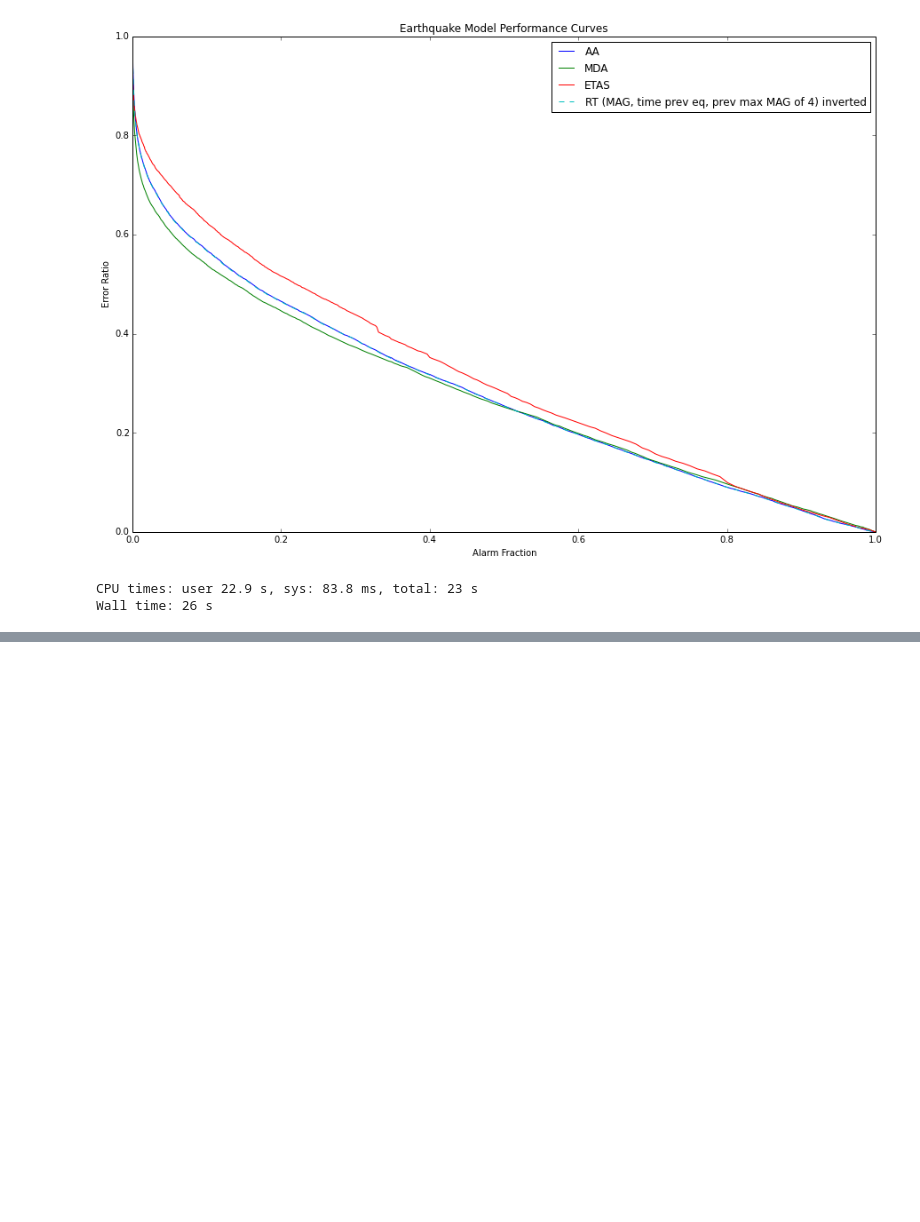
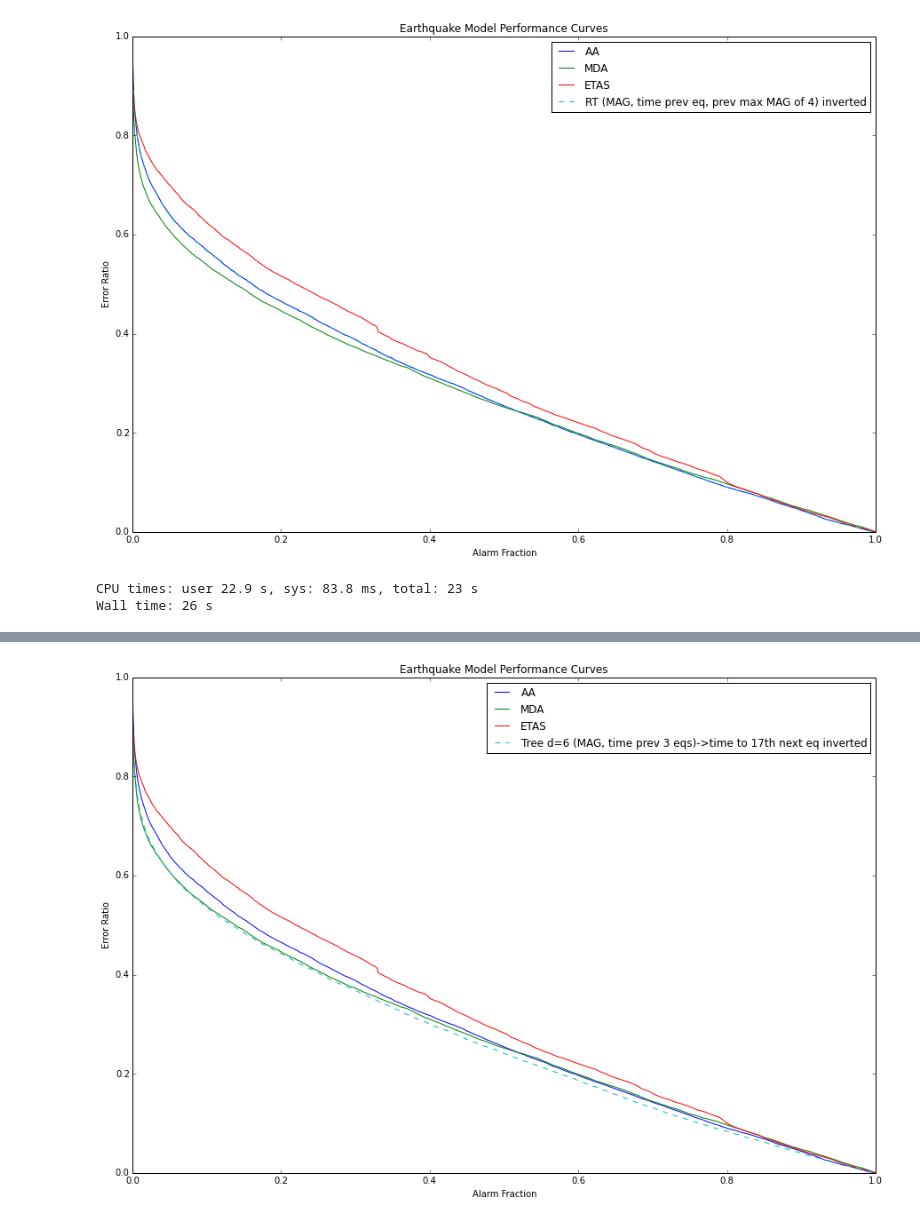
Before and after one commit to AlvinYuan/analyzers, a Jupyter notebook: notebooks/CS294.ipynb, the cells around one changed output, grey strips where cells are left out. Drawn from its saved outputs; the diff is of its cells as text; code cells hidden in the pictures; blank space fills up the shorter version.

Commit message:
regression tree combining predicting later events and having previous 1-3 offsets as features, also varying depth.

```diff
--- a/notebooks/CS294.ipynb
+++ b/notebooks/CS294.ipynb
@@ -2003,0 +1993,91 @@ printScoresAgainstBaselines([labels[10], labels[14], labels[18]], True)
+# %%
+%%time
+"""
+Input: raw magnitude, time to previous 1-3 earthquakes
+Output: time till 10-19th next earthquake
+Model: Regression Tree
+Model Parameters: max_depth=3-10
+Model->Alarm Model Function: simple_inverter_alarm_func_generator
+---Results---
+Regression Trees does even better than Linear Regression.
+The best Regression Tree model beats MDA training much more and is much closer to MDA in test.
+"""
+labels = []
+best_rt_label = None
+best_rt_model = None
+best_training_score = 1;
+for end_cutoff in xrange(10,20):
+    for depth in xrange(3,11):
+        beginning_cutoff = 3
+        # Set up Input/Output data
+        training_event_times = np.matrix(training["datetime"].values).getT()
+        training_matrix = np.matrix(training[["MAG"]].values)[beginning_cutoff:]
+        for i in range(1, beginning_cutoff + 1):
+            training_matrix = np.concatenate((training_matrix, offset_till_nth_next(training_event_times, i)[beginning_cutoff-i:]), axis=1)
+        training_goals = offset_till_nth_next(training_event_times, end_cutoff)[beginning_cutoff:]
+        training_event_times = training_event_times[beginning_cutoff:]
+        test_event_times = np.matrix(test["datetime"].values).getT()
+        test_matrix = np.matrix(test[["MAG"]].values)[beginning_cutoff:]
+        for i in range(1, beginning_cutoff + 1):
+            test_matrix = np.concatenate((test_matrix, offset_till_nth_next(test_event_times, i)[beginning_cutoff-i:]), axis=1)
+        test_event_times = test_event_times[beginning_cutoff:]
+
+        # Set up Model
+        model = DecisionTreeRegressor(max_depth=depth)
+
+        # Set up Model->Alarm Model Function
+        def simple_inverter_alarm_func_generator(multiplier, max_alarm_length):
+            def alarm_func(time_predictions):
+                start_offsets = np.zeros([time_predictions.shape[0], 1])
+                stop_offsets = multiplier * np.maximum(0, (max_alarm_length - time_predictions))
+                return start_offsets, stop_offsets
+            return alarm_func
+
+        alarm_func_generator = simple_inverter_alarm_func_generator
+
+        # Training/Evaluation Variables
+        max_alarm_length = np.max(offset_till_nth_next(training_event_times, 1))
+        # Compute alarm_fractions and error_ratios for regression trees on magnitude data by varying multipler
+        multipliers = [max_alarm_length * .985**i for i in range(1500)]
+
+        # Training
+        model.fit(training_matrix[:-end_cutoff,:], training_goals)
+        alarm_fractions = []
+        error_ratios = []
+        for multiplier in multipliers:
+            alarm_model = convert_time_prediction_model_to_alarm_model(model, alarm_func_generator(multiplier, max_alarm_length))
+            alarms = alarm_model(training_matrix, training_event_times)
+            predicted, time_contributions = process_alarms(training_event_times, alarms)
+            alarm_fractions.append(alarm_fraction(training_event_times, time_contributions))
+            error_ratios.append(error_ratio(predicted))
+        check_coverage(alarm_fractions, error_ratios)
+        training_points = clean_points(alarm_fractions, error_ratios)
+        # Print Training Results
+        print "predicting: " + str(end_cutoff) + ", depth: " + str(depth)
+        print "Model Goodness of Fit: ", model.score(training_matrix[:-end_cutoff,:], training_goals)
+
+        # Evaluation
+        alarm_fractions = []
+        error_ratios = []
+        for multiplier in multipliers:
+            alarm_model = convert_time_prediction_model_to_alarm_model(model, alarm_func_generator(multiplier, max_alarm_length))
+            alarms = alarm_model(test_matrix, test_event_times)
+            predicted, time_contributions = process_alarms(test_event_times, alarms)
+            alarm_fractions.append(alarm_fraction(test_event_times, time_contributions))
+            error_ratios.append(error_ratio(predicted))
+        check_coverage(alarm_fractions, error_ratios)
+        test_points = clean_points(alarm_fractions, error_ratios)
+
+        label = "Tree d=" + str(depth) + " (MAG, time prev " + str(beginning_cutoff) + " eqs)->time to " + str(end_cutoff) + "th next eq inverted"
+        labels.append(label)
+        if (score(training_points) < best_training_score):
+            best_training_score = score(training_points)
+            best_rt_label = label
+            best_rt_model = model
+        tested_models[label] = { "training": training_points, "test": test_points }
+# Print and Plot Results
+printScoresAgainstBaselines(labels, True)
+printScoresAgainstBaselines(best_rt_label)
+plotAgainstBaselines(best_rt_label)
+display_tree(best_rt_model)
+# %% [output]
@@ -2003,0 +2101 @@ printScoresAgainstBaselines([labels[10], labels[14], labels[18]], True)
+[figure, added]
```
Also changed, not shown: parts of 4 cells of this notebook.
